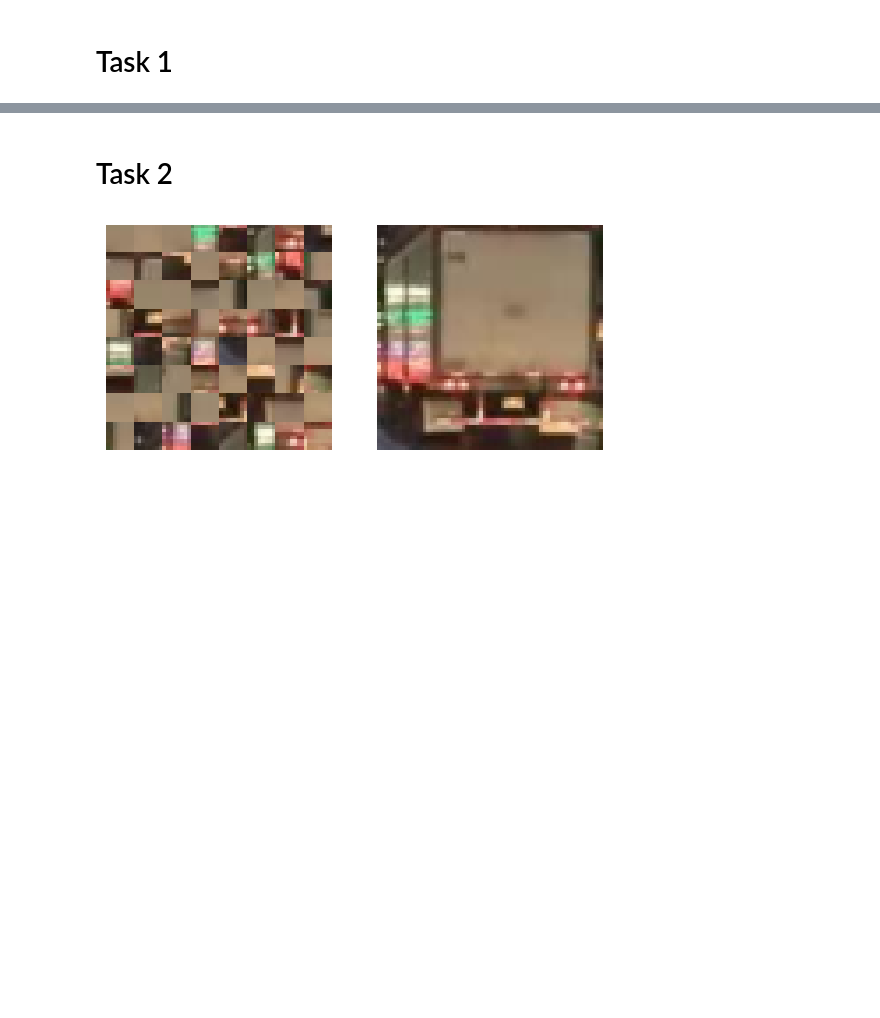
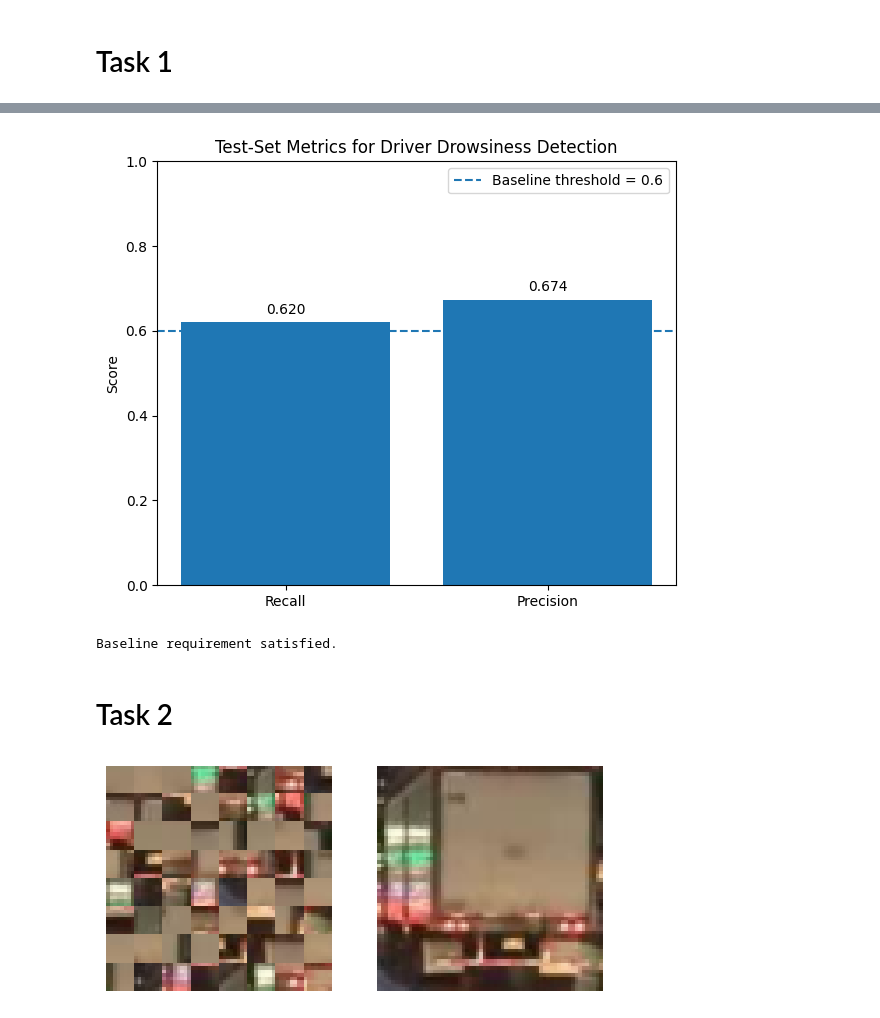
Before and after one commit to JingyaoLU2002/DL_Assignment3, a Jupyter notebook: assignment2_skeleton.ipynb, the cells around one changed output, grey strips where cells are left out. Saved outputs shown, nothing was run; the diff lists cells and outputs as text; code cells hidden in the pictures; blank space fills up the shorter version.

```diff
--- a/assignment2_skeleton.ipynb
+++ b/assignment2_skeleton.ipynb
@@ -130,0 +577,17 @@ plot_face_graph(graph, ax)
+# %%
+results = evaluate_precision_recall(
+    model=model,
+    loader=test_loader,
+    device=DEVICE,
+    positive_class=1
+)
+
+print("Confusion-matrix components:")
+print("TP:", results["true_positive"])
+print("FN:", results["false_negative"])
+print("FP:", results["false_positive"])
+print("TN:", results["true_negative"])
+
+print("\nFinal test metrics:")
+print(f"Recall:    {results['recall']:.4f}")
+print(f"Precision: {results['precision']:.4f}")
@@ -131,3 +604,49 @@ plot_face_graph(graph, ax)
+# %%
+metric_names = ["Recall", "Precision"]
+
+metric_values = [
+    results["recall"],
+    results["precision"]
+]
+
+plt.figure(figsize=(6, 5))
+
+bars = plt.bar(metric_names, metric_values)
+
+plt.axhline(
+    y=0.6,
+    linestyle="--",
+    label="Baseline threshold = 0.6"
+)
+
+plt.ylim(0, 1.0)
+plt.ylabel("Score")
+plt.title("Test-Set Metrics for Driver Drowsiness Detection")
+plt.legend()
+
+for bar, value in zip(bars, metric_values):
+    plt.text(
+        bar.get_x() + bar.get_width() / 2,
+        value + 0.02,
+        f"{value:.3f}",
+        ha="center"
+    )
+
+plt.tight_layout()
+plt.show()
+# %% [output]
+[figure, added]
+# %%
+recall = results["recall"]
+precision = results["precision"]
+
+if recall >= 0.6 and precision >= 0.6:
+    print("Baseline requirement satisfied.")
+else:
+    print("Baseline requirement NOT satisfied.")
+    print("Both recall and precision must be at least 0.6.")
+# %% [output]
+Baseline requirement satisfied.
 # %% [markdown]
 # Task 2
 # %%
```
Also changed, not shown: parts of 14 cells of this notebook.
